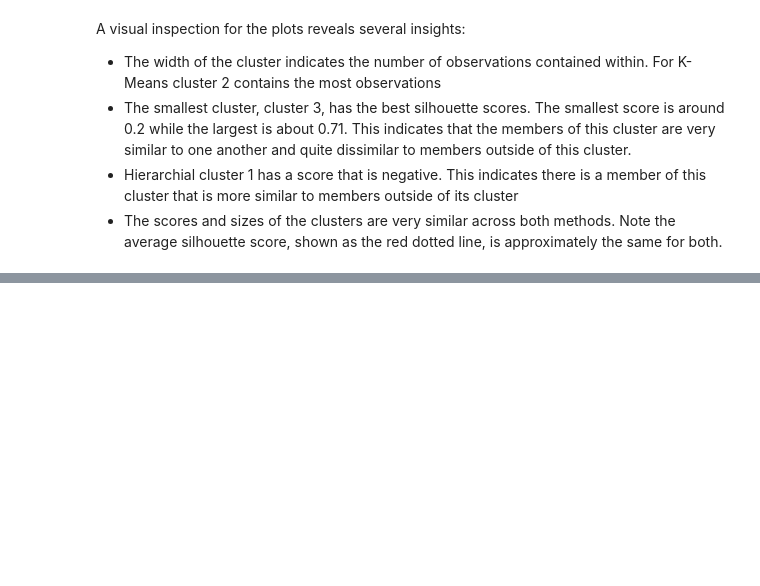
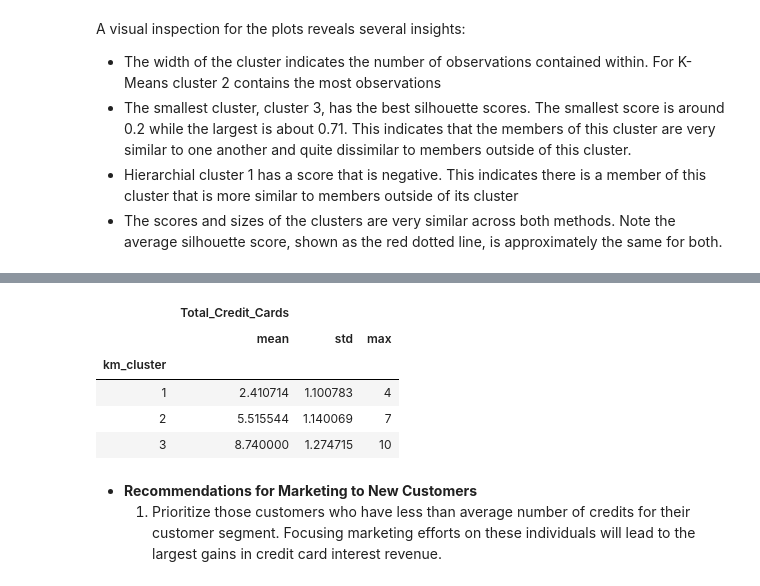
Before and after one commit to FractalMind81/AIML, a Jupyter notebook: Unsupervised Learning/Project 5.ipynb, the cells around one changed output, grey strips where cells are left out. Saved outputs shown, nothing was run; the diff lists cells and outputs as text; code cells hidden in the pictures; blank space fills up the shorter version.

```diff
--- a/Unsupervised Learning/Project 5.ipynb
+++ b/Unsupervised Learning/Project 5.ipynb
@@ -553,0 +606,13 @@ A visual inspection for the plots reveals several insights:
+# %%
+# mean, standard deviation, a maximum credit cards for each customer segment
+data[['Total_Credit_Cards', 'km_cluster']].groupby('km_cluster').agg(['mean', 'std', 'max'])
+# %% [output]
+|  | Total_Credit_Cards |  |  |
+|  | mean | std | max |
+| km_cluster |  |  |  |
+| 1 | 2.410714 | 1.100783 | 4 |
+| 2 | 5.515544 | 1.140069 | 7 |
+| 3 | 8.740000 | 1.274715 | 10 |
+# %% [markdown]
+- **Recommendations for Marketing to New Customers**
+    1. Prioritize those customers who have less than average number of credits for their customer segment. Focusing marketing efforts on these individuals will lead to the largest gains in credit card interest revenue.
```
Also changed, not shown: parts of 15 cells of this notebook.
